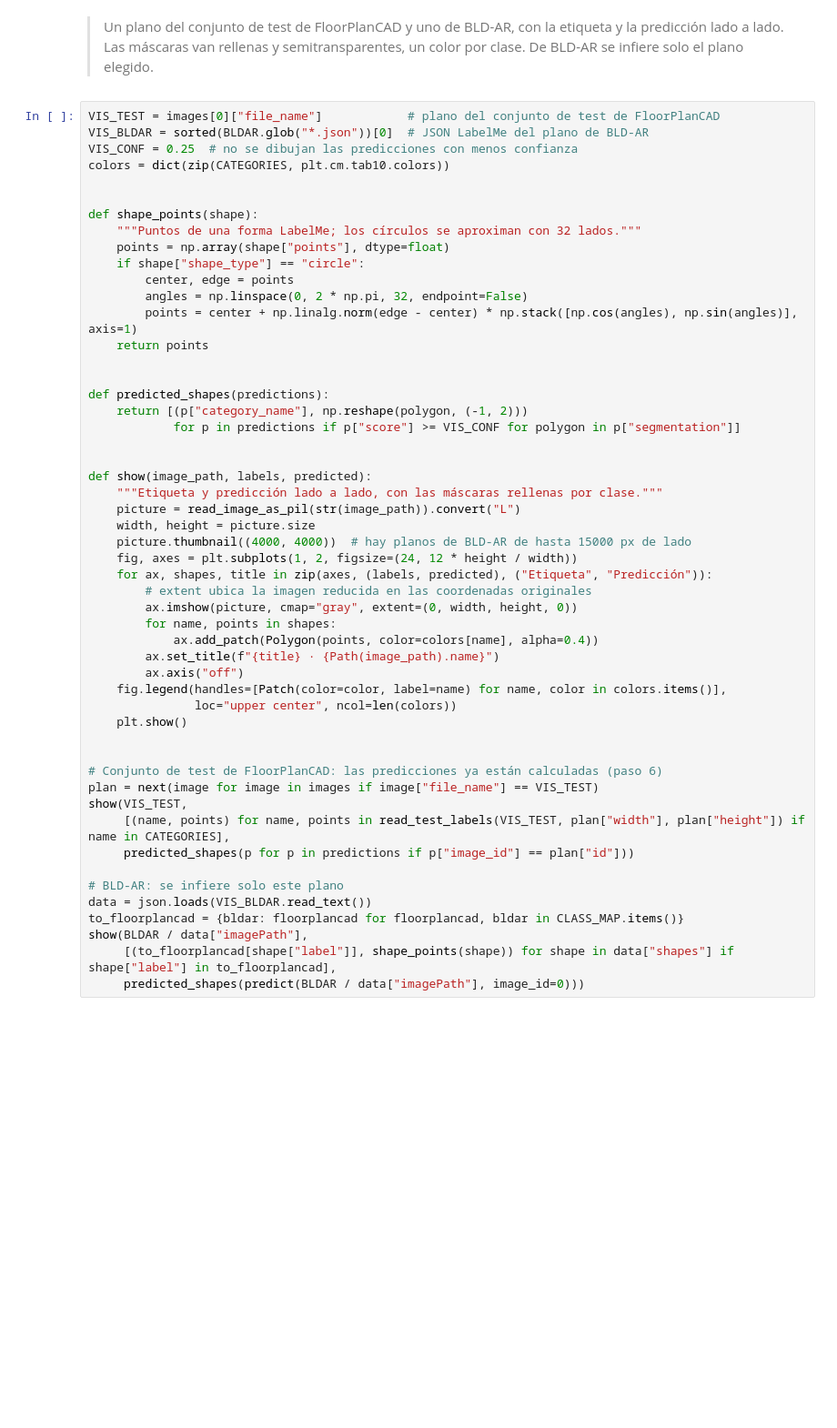
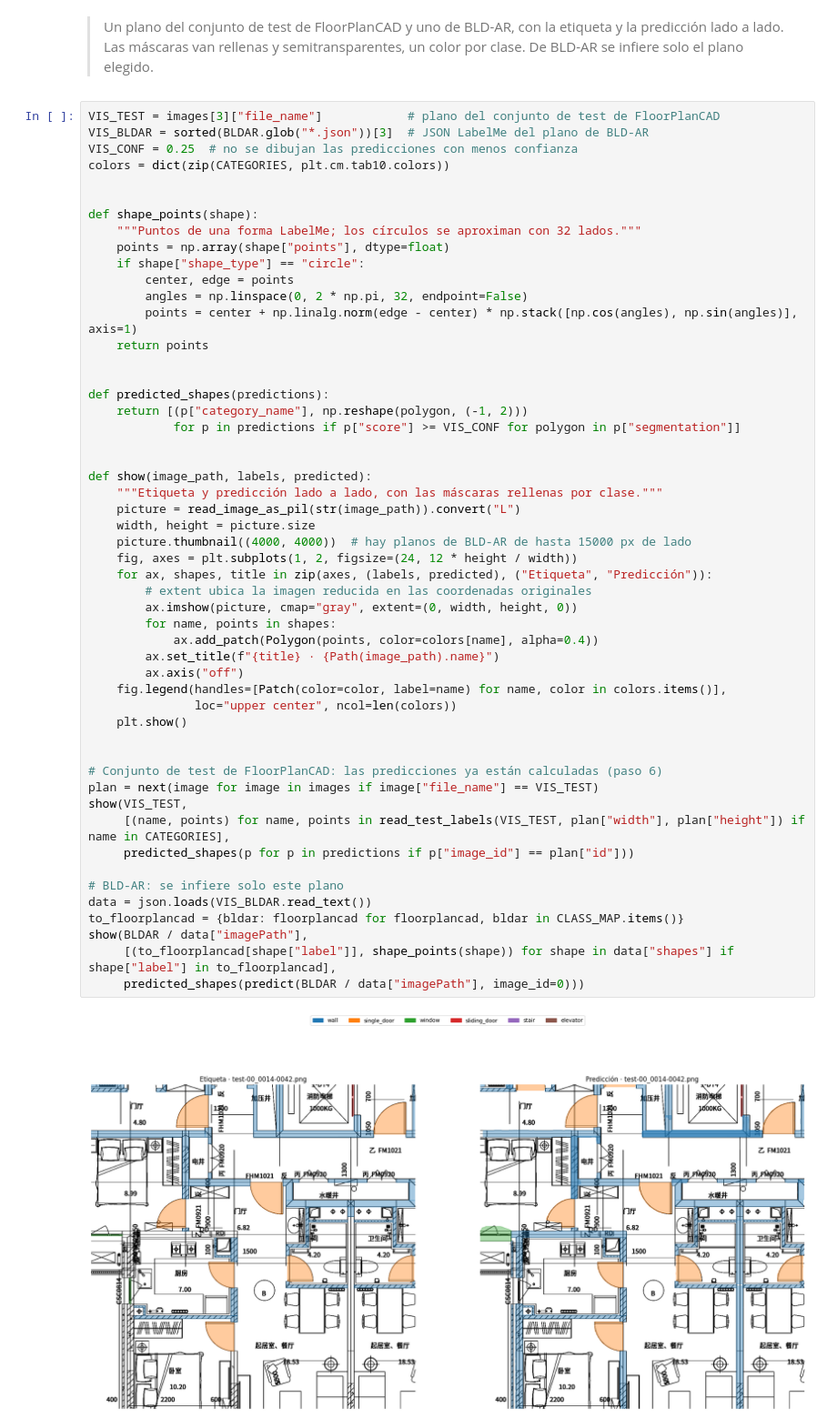
Before and after one commit to santidossantos/floor-plan-cad, a Jupyter notebook: scripts/evaluation/compare_evaluation_methods.ipynb, the cells around one changed output. Shown at 91% size. Cells and saved outputs as stored; diff of their text form; blank space fills up the shorter version.

```diff
--- a/scripts/evaluation/compare_evaluation_methods.ipynb
+++ b/scripts/evaluation/compare_evaluation_methods.ipynb
@@ -186,8 +277,8 @@ display(Markdown("\n".join([
 # %% [markdown]
 > Un plano del conjunto de test de FloorPlanCAD y uno de BLD-AR, con la etiqueta y la predicción lado a lado. Las máscaras van rellenas y semitransparentes, un color por clase. De BLD-AR se infiere solo el plano elegido.
 # %%
-VIS_TEST = images[0]["file_name"]            # plano del conjunto de test de FloorPlanCAD
-VIS_BLDAR = sorted(BLDAR.glob("*.json"))[0]  # JSON LabelMe del plano de BLD-AR
+VIS_TEST = images[3]["file_name"]            # plano del conjunto de test de FloorPlanCAD
+VIS_BLDAR = sorted(BLDAR.glob("*.json"))[3]  # JSON LabelMe del plano de BLD-AR
 VIS_CONF = 0.25  # no se dibujan las predicciones con menos confianza
 colors = dict(zip(CATEGORIES, plt.cm.tab10.colors))
 
@@ -210,30 +301,32 @@ def predicted_shapes(predictions):
 def show(image_path, labels, predicted):
     """Etiqueta y predicción lado a lado, con las máscaras rellenas por clase."""
     picture = read_image_as_pil(str(image_path)).convert("L")
     width, height = picture.size
     picture.thumbnail((4000, 4000))  # hay planos de BLD-AR de hasta 15000 px de lado
     fig, axes = plt.subplots(1, 2, figsize=(24, 12 * height / width))
     for ax, shapes, title in zip(axes, (labels, predicted), ("Etiqueta", "Predicción")):
         # extent ubica la imagen reducida en las coordenadas originales
         ax.imshow(picture, cmap="gray", extent=(0, width, height, 0))
         for name, points in shapes:
             ax.add_patch(Polygon(points, color=colors[name], alpha=0.4))
         ax.set_title(f"{title} · {Path(image_path).name}")
         ax.axis("off")
     fig.legend(handles=[Patch(color=color, label=name) for name, color in colors.items()],
                loc="upper center", ncol=len(colors))
     plt.show()
 
 
 # Conjunto de test de FloorPlanCAD: las predicciones ya están calculadas (paso 6)
 plan = next(image for image in images if image["file_name"] == VIS_TEST)
 show(VIS_TEST,
      [(name, points) for name, points in read_test_labels(VIS_TEST, plan["width"], plan["height"]) if name in CATEGORIES],
      predicted_shapes(p for p in predictions if p["image_id"] == plan["id"]))
 
 # BLD-AR: se infiere solo este plano
 data = json.loads(VIS_BLDAR.read_text())
 to_floorplancad = {bldar: floorplancad for floorplancad, bldar in CLASS_MAP.items()}
 show(BLDAR / data["imagePath"],
      [(to_floorplancad[shape["label"]], shape_points(shape)) for shape in data["shapes"] if shape["label"] in to_floorplancad],
      predicted_shapes(predict(BLDAR / data["imagePath"], image_id=0)))
+# %% [output]
+[figure, added]
```
Also changed, not shown: parts of 10 cells of this notebook.
